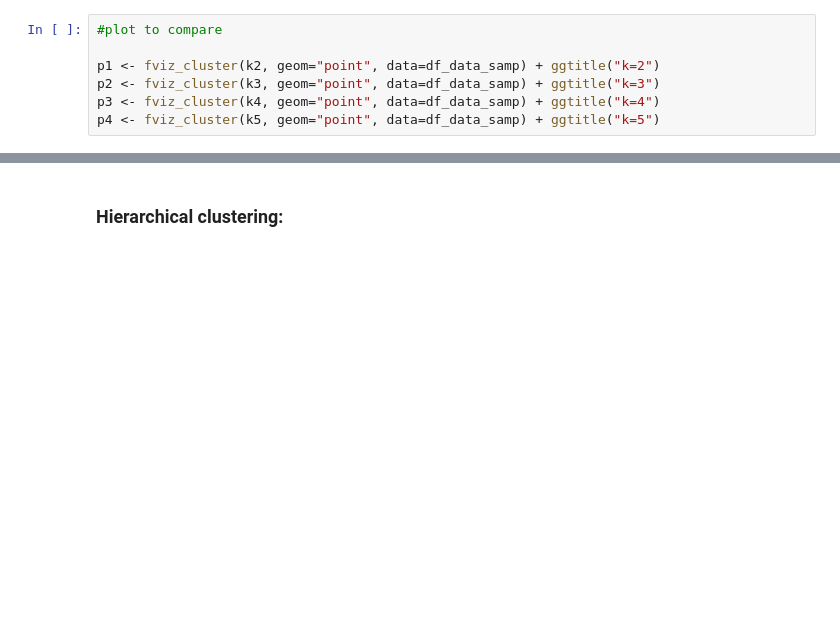
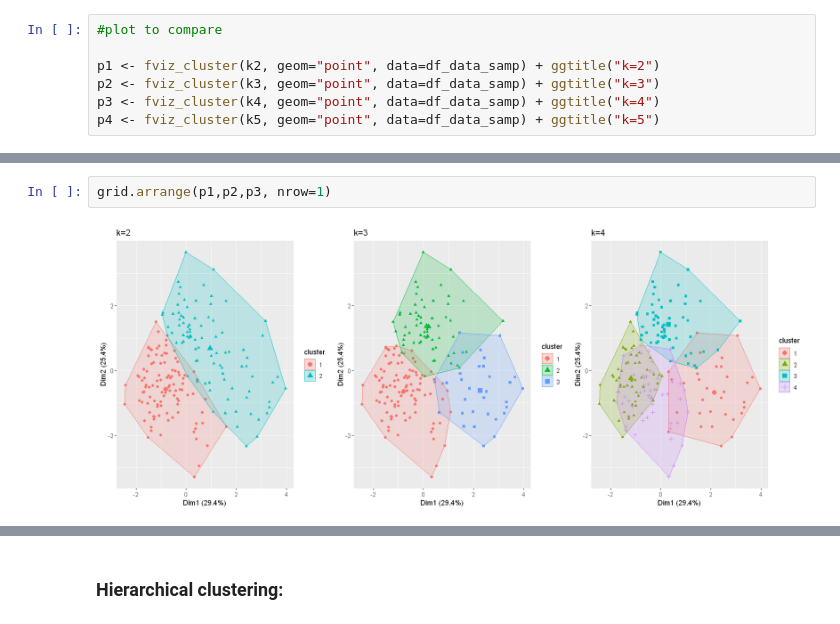
Before and after one commit to smehdizadeh/CSCI5622_Machine-Learning, a Jupyter notebook: clustering.ipynb, the cells around one changed output, grey strips where cells are left out. Saved outputs shown, nothing was run; the diff lists cells and outputs as text; blank space fills up the shorter version.

```diff
--- a/clustering.ipynb
+++ b/clustering.ipynb
@@ -91,0 +153,4 @@ grid.arrange(p1,p2,p3,p4, nrow=2)
+# %%
+grid.arrange(p1,p2,p3, nrow=1)
+# %% [output]
+[figure, added]
```
Also changed, not shown: parts of 18 cells of this notebook.
